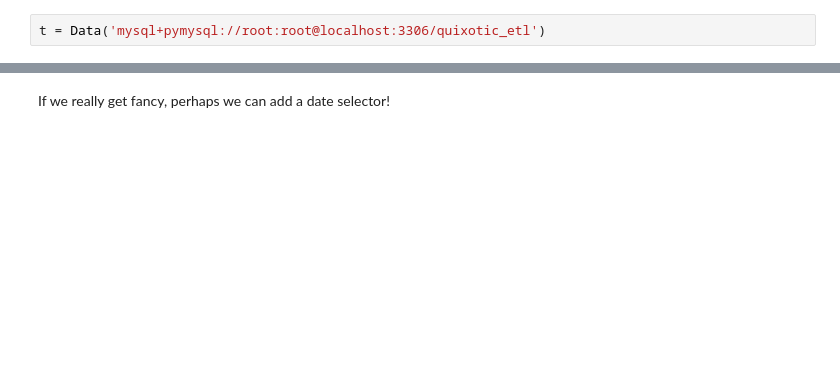
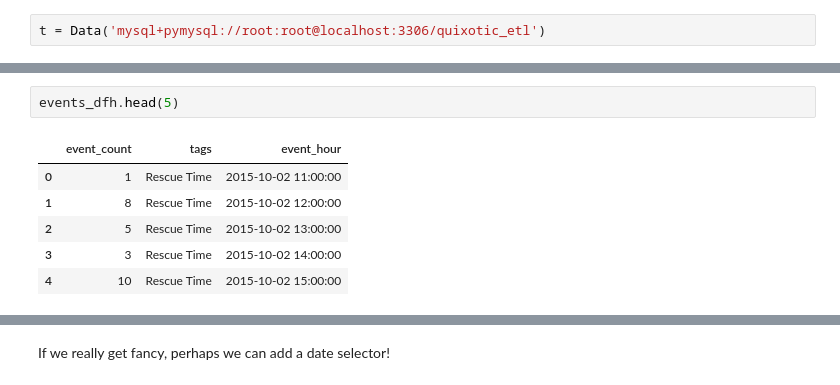
Before and after one commit to zcarwile/quixotic, a Jupyter notebook: quixotic_analytics.ipynb, the cells around one changed output, grey strips where cells are left out. Drawn from its saved outputs; the diff is of its cells as text; blank space fills up the shorter version.

```diff
--- a/quixotic_analytics.ipynb
+++ b/quixotic_analytics.ipynb
@@ -27,0 +87,9 @@ t.events_by_day
+# %%
+events_dfh.head(5)
+# %% [output]
+|  | event_count | tags | event_hour |
+| 0 | 1 | Rescue Time | 2015-10-02 11:00:00 |
+| 1 | 8 | Rescue Time | 2015-10-02 12:00:00 |
+| 2 | 5 | Rescue Time | 2015-10-02 13:00:00 |
+| 3 | 3 | Rescue Time | 2015-10-02 14:00:00 |
+| 4 | 10 | Rescue Time | 2015-10-02 15:00:00 |
```
Also changed, not shown: parts of 33 cells of this notebook, 1 other file.
